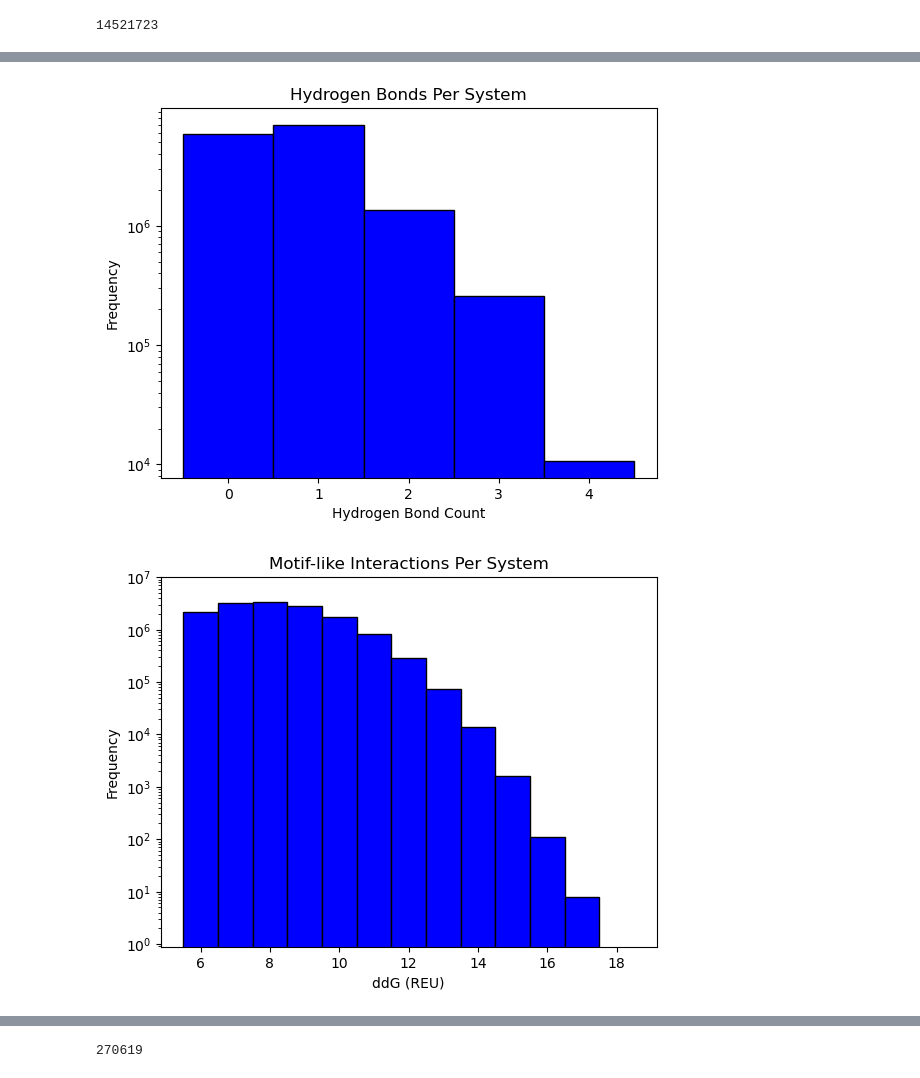
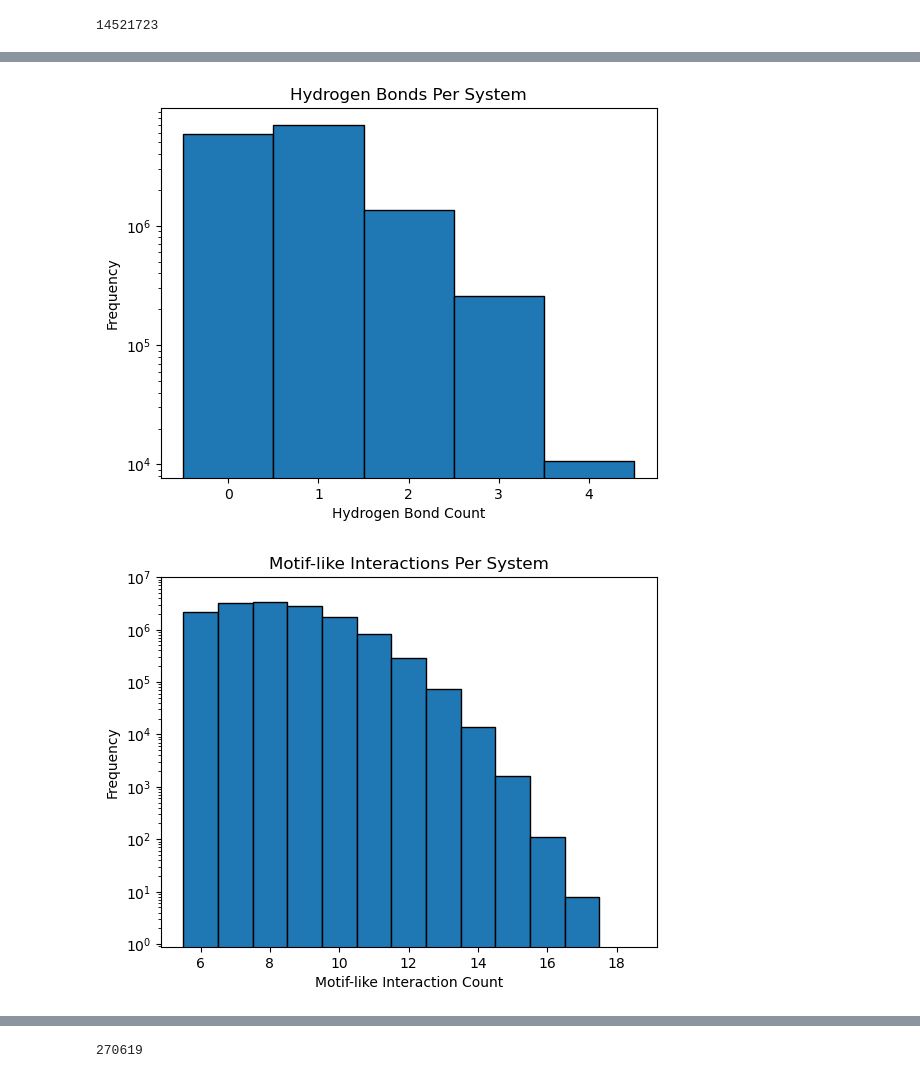
Before and after one commit to toadlover/ginsparg_thymelab_thesis, a Jupyter notebook: jupyter_notebooks/initial_placement_selection/antagonists/8_30_24_all_antagonist_placements_unfiltered_large_redo.ipynb, the cells around one changed output, grey strips where cells are left out. Cells and saved outputs as stored; diff of their text form; code cells hidden in the pictures.

Commit message:
updating graph colors to be default light blue, which is easier to read

```diff
--- a/jupyter_notebooks/initial_placement_selection/antagonists/8_30_24_all_antagonist_placements_unfiltered_large_redo.ipynb
+++ b/jupyter_notebooks/initial_placement_selection/antagonists/8_30_24_all_antagonist_placements_unfiltered_large_redo.ipynb
@@ -78,7 +78,7 @@ bin_edges = np.arange(-0.5, 5, 1)
 #plt.hist(x, bins=bin_edges, edgecolor='black')
 
 #create 30 bin 1D hsitogram
-plt.hist(x, bins=bin_edges, color='blue', align='mid', width = 1, edgecolor='black')
+plt.hist(x, bins=bin_edges,  align='mid', width = 1, edgecolor='black')
 #set grid
 #plt.grid(True)
 
@@ -94,33 +94,33 @@ plt.yscale('log')
 #show plot
 plt.show()
 # %% [output]
-[figure, old version]
+[figure, new version]
 # %%
 #motif-like interactions
 x = df['total_motifs']
 #set labels and title
-plt.xlabel('ddG (REU)')
+plt.xlabel('Motif-like Interaction Count')
 plt.ylabel('Frequency')
 plt.title('Motif-like Interactions Per System')
 
 # Set y-axis to display in scientific notation with individual tick values
 plt.gca().yaxis.set_major_formatter(ScalarFormatter(useMathText=True))
 plt.gca().yaxis.get_major_formatter().set_scientific(False)
 plt.gca().yaxis.get_major_formatter().set_powerlimits((0,0))
 # Set y-axis to display numbers with commas
 plt.gca().yaxis.set_major_formatter(FuncFormatter(lambda x, _: f'{int(x):,}'))
 #set y scale to log
 plt.yscale('log')
 
 bin_edges = np.arange(5.5, 19, 1)
 
 plt.ylim(0,10000000)
 
 #create 30 bin 1D hsitogram
-plt.hist(x, bins=bin_edges, color='blue', align = 'mid', edgecolor='black' ,width = 1)
+plt.hist(x, bins=bin_edges,  align = 'mid', edgecolor='black' ,width = 1)
 #set grid
 #plt.grid(True)
 #show plot
 plt.show()
 # %% [output]
-[figure, old version]
+[figure, new version]
```
Also changed, not shown: parts of 15 cells of this notebook, 1 other file.
